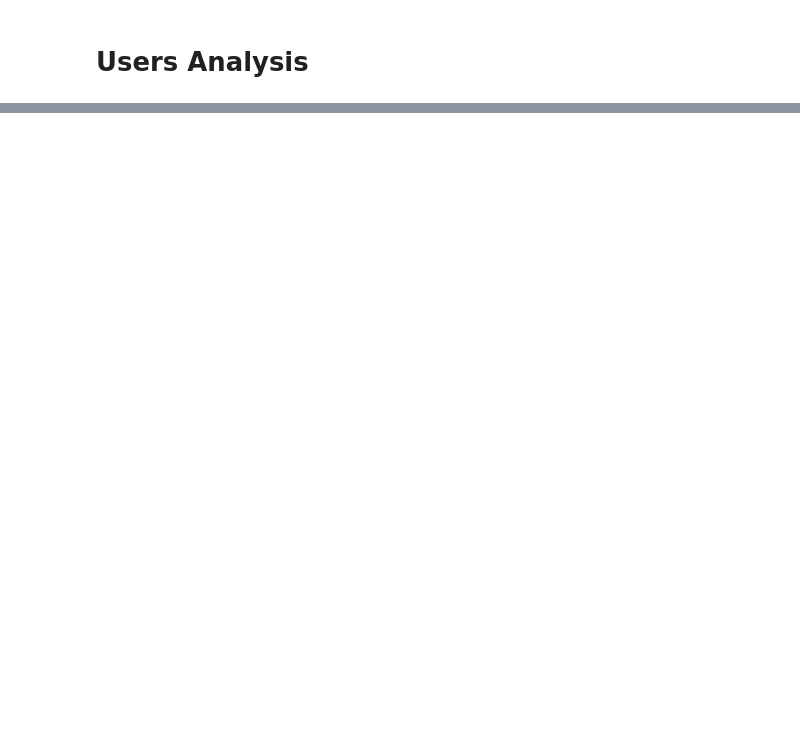
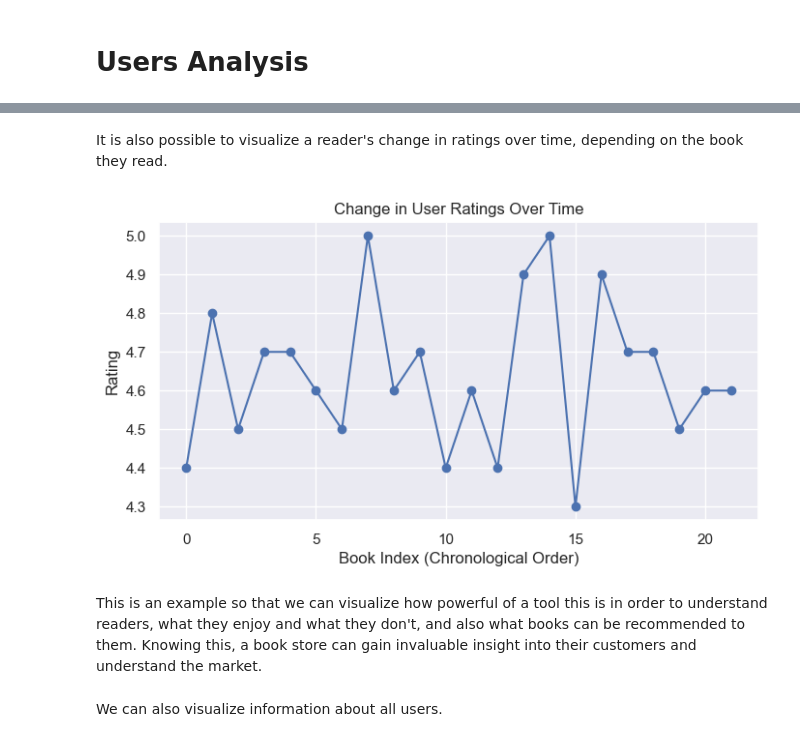
Before and after one commit to julietawenger/Hackaton1, a Jupyter notebook: UsersAnalysis.ipynb, the cells around one changed output, grey strips where cells are left out. Saved outputs shown, nothing was run; the diff lists cells and outputs as text; code cells hidden in the pictures; blank space fills up the shorter version.

```diff
--- a/UsersAnalysis.ipynb
+++ b/UsersAnalysis.ipynb
@@ -40,0 +55,17 @@ book_hist_to_df(user_df,100)
+# %% [markdown]
+It is also possible to visualize a reader's change in ratings over time, depending on the book they read.
+# %%
+plt.figure(figsize=(8, 4))
+plt.plot(user_books_df['rating'], marker='o', linestyle='-', color='b')
+plt.title('Change in User Ratings Over Time')
+plt.xlabel('Book Index (Chronological Order)')
+plt.ylabel('Rating')
+plt.grid(True)
+plt.show()
+# %% [output]
+[figure, added]
+# %% [markdown]
+This is an example so that we can visualize how powerful of a tool this is in order to understand readers, what they enjoy and what they don't, and also what books can be recommended to them.
+Knowing this, a book store can gain invaluable insight into their customers and understand the market.
+# %% [markdown]
+We can also visualize information about all users.
```
Also changed, not shown: parts of 19 cells of this notebook.
